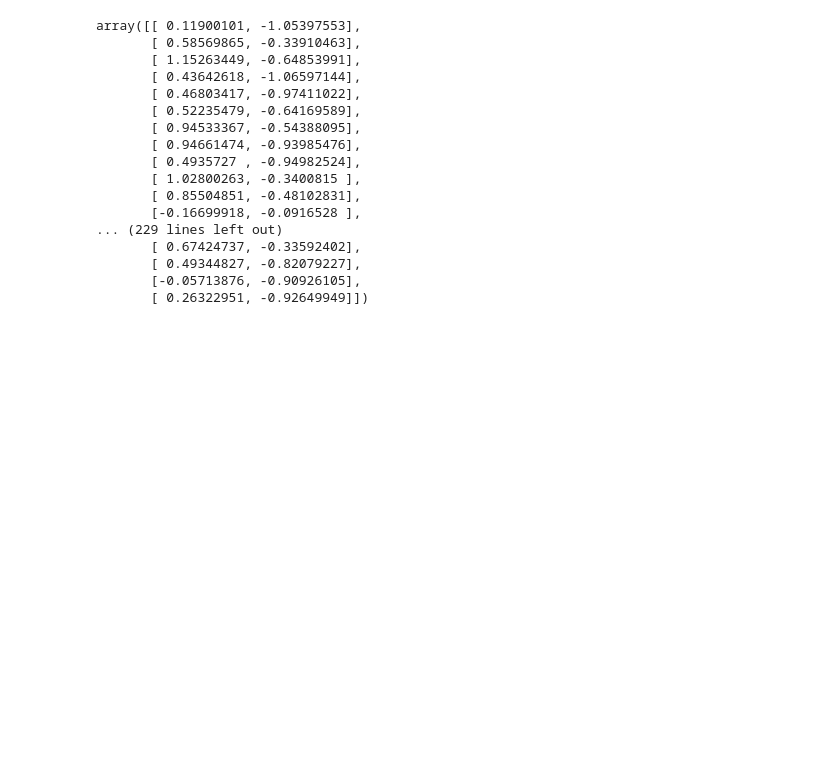
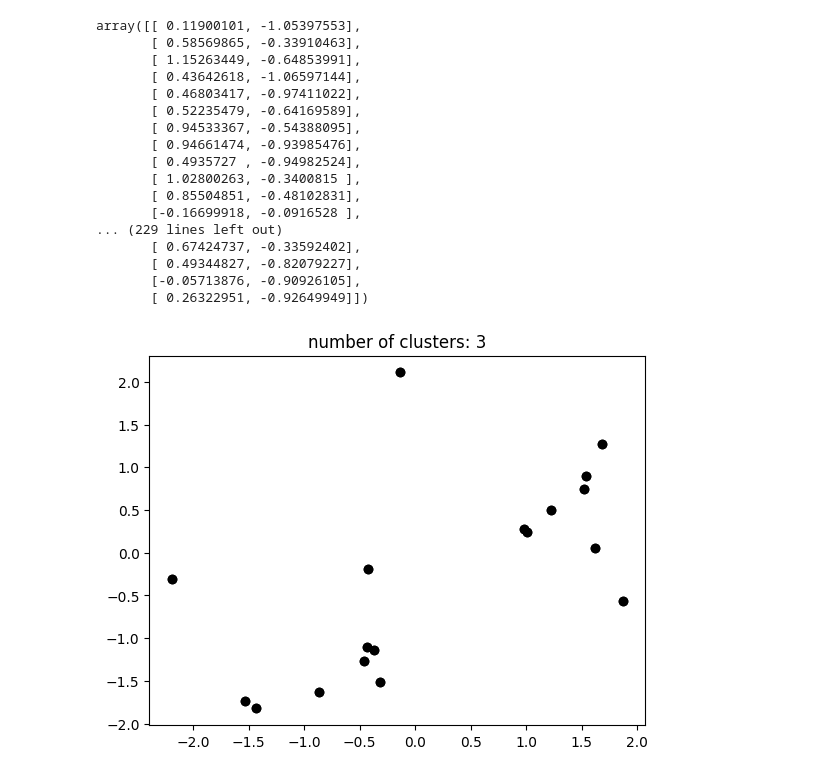
Before and after one commit to samyak-anand/Python-Learn-Machine-Learning, a Jupyter notebook: Clustering /DBSCAN .ipynb, the cells around one changed output. Saved outputs shown, nothing was run; the diff lists cells and outputs as text; code cells hidden in the pictures; blank space fills up the shorter version.

```diff
--- a/Clustering /DBSCAN .ipynb
+++ b/Clustering /DBSCAN .ipynb
@@ -145,3 +163,20 @@ array([[ 0.11900101, -1.05397553],
        [ 0.49344827, -0.82079227],
        [-0.05713876, -0.90926105],
        [ 0.26322951, -0.92649949]])
+# %%
+# Plot the results with a specific color for each cluster,and a black color for the noise points
+unique_labels = set(labels)
+unique_labels
+colors = ['y', 'b', 'g', 'r']
+for k, col in zip(unique_labels, colors):
+    if k == -1:
+        col = 'k'
+    class_member_mask = (labels == k)
+xy = X[class_member_mask & core_samples_mask]
+plt.plot(xy[:, 0], xy[:, 1], 'o', markerfacecolor=col,markeredgecolor='k',markersize=6)
+xy = X[class_member_mask & ~core_samples_mask]
+plt.plot(xy[:, 0], xy[:, 1], 'o', markerfacecolor=col,markeredgecolor='k',markersize=6)
+plt.title('number of clusters: %d' %n_clusters_)
+plt.show()
+# %% [output]
+[figure, added]
```
Also changed, not shown: parts of 2 cells of this notebook.
